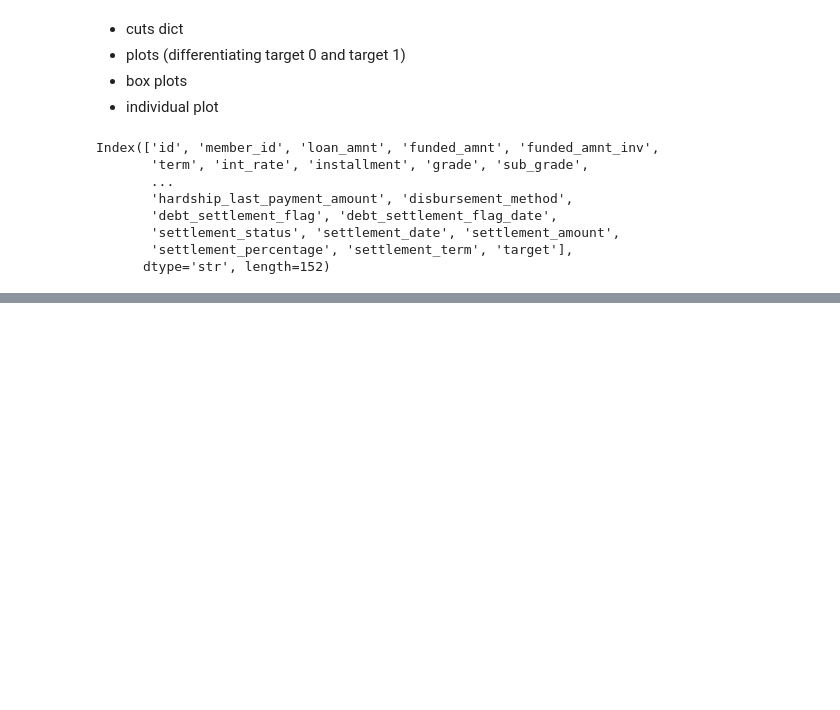
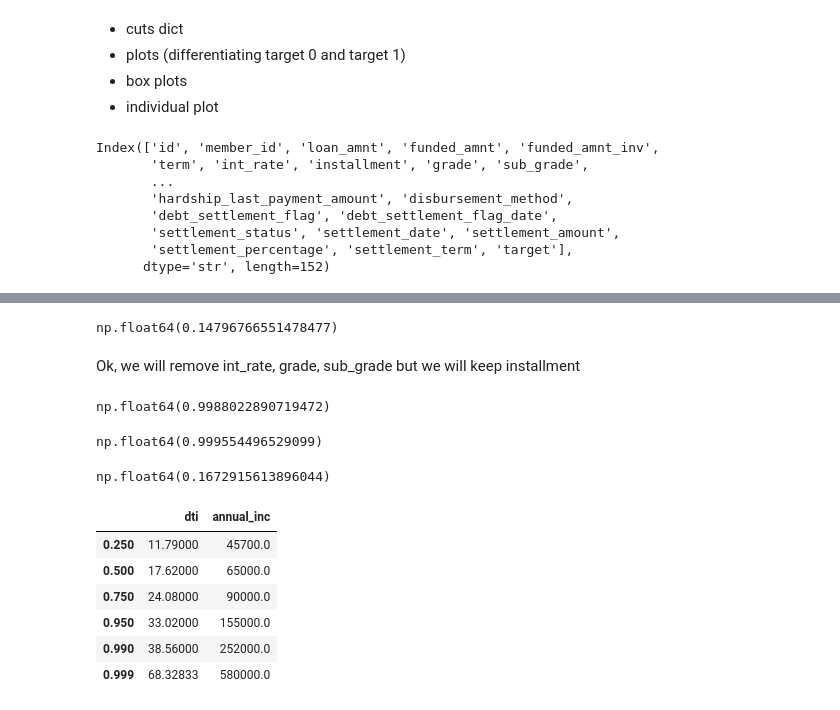
Before and after one commit to Ak62007/Credit-Risk-Default-Prediction-System, a Jupyter notebook: notebooks/01_eda_initial_exploration.ipynb, the cells around one changed output, grey strips where cells are left out. Drawn from its saved outputs; the diff is of its cells as text; code cells hidden in the pictures; blank space fills up the shorter version.

```diff
--- a/notebooks/01_eda_initial_exploration.ipynb
+++ b/notebooks/01_eda_initial_exploration.ipynb
@@ -712,0 +843,28 @@ get_cont_plots_and_box_plots(data=u_data, path=plots_path)
+# %%
+u_data["installment"].corr(sub_grade)
+# %% [output]
+np.float64(0.14796766551478477)
+# %% [markdown]
+Ok, we will remove int_rate, grade, sub_grade but we will keep installment
+# %%
+u_data["funded_amnt"].corr(u_data["funded_amnt_inv"])
+# %% [output]
+np.float64(0.9988022890719472)
+# %%
+u_data["loan_amnt"].corr(u_data["funded_amnt"])
+# %% [output]
+np.float64(0.999554496529099)
+# %%
+u_data["acc_now_delinq"].corr(u_data["delinq_amnt"])
+# %% [output]
+np.float64(0.1672915613896044)
+# %%
+u_data[['dti', 'annual_inc']].quantile([0.25, 0.5, 0.75, 0.95, 0.99, 0.999])
+# %% [output]
+|  | dti | annual_inc |
+| 0.250 | 11.79000 | 45700.0 |
+| 0.500 | 17.62000 | 65000.0 |
+| 0.750 | 24.08000 | 90000.0 |
+| 0.950 | 33.02000 | 155000.0 |
+| 0.990 | 38.56000 | 252000.0 |
+| 0.999 | 68.32833 | 580000.0 |
```
Also changed, not shown: parts of 16 cells of this notebook, 1 other file.
